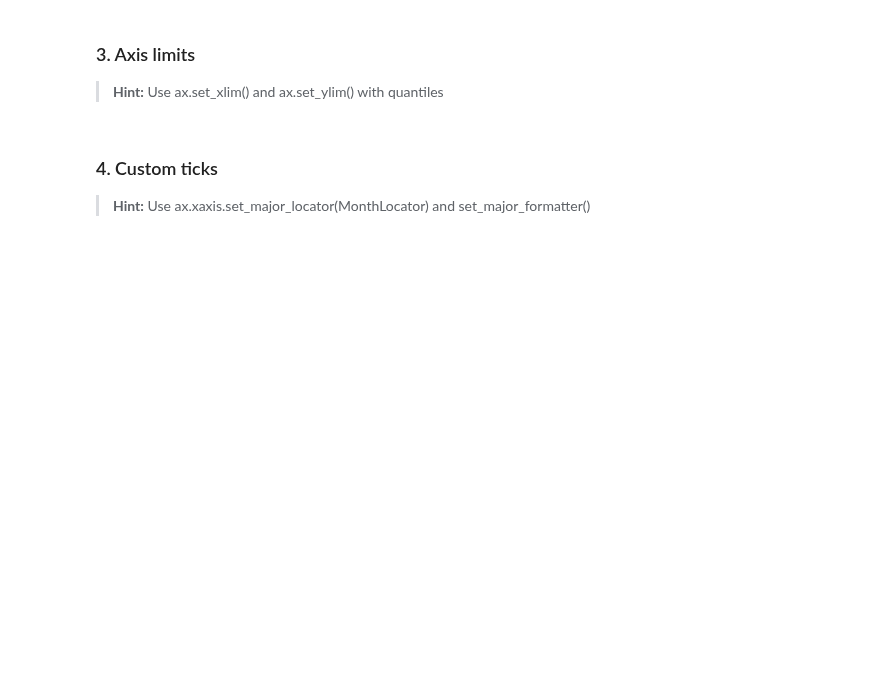
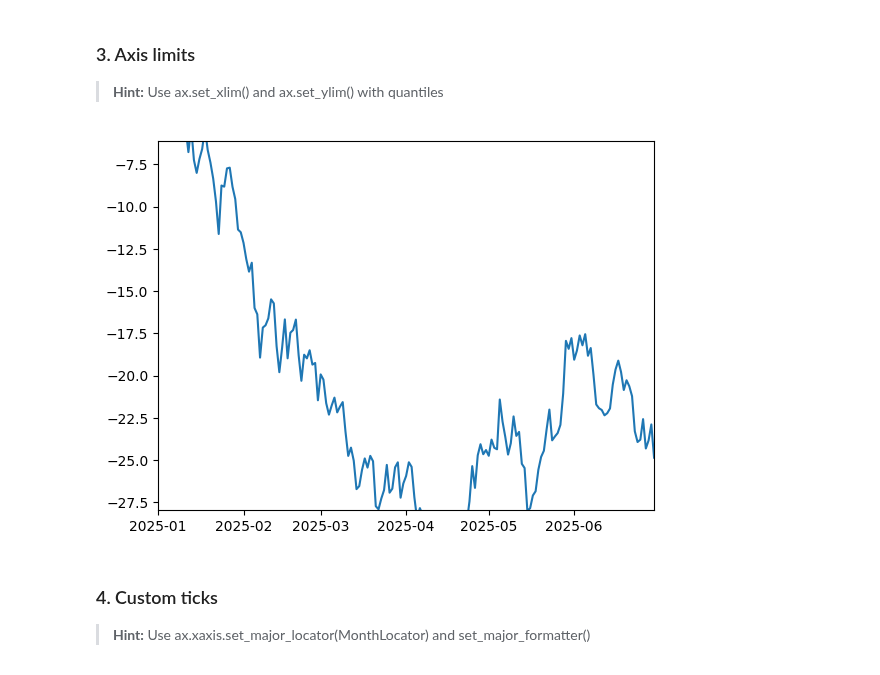
Before and after one commit to A-makarim/OOP, a Jupyter notebook: week 7/COMP0213-Pandas_matplotlib_exercises.ipynb, the cells around one changed output. Saved outputs shown, nothing was run; the diff lists cells and outputs as text; code cells hidden in the pictures; blank space fills up the shorter version.

```diff
--- a/week 7/COMP0213-Pandas_matplotlib_exercises.ipynb
+++ b/week 7/COMP0213-Pandas_matplotlib_exercises.ipynb
@@ -851,6 +875,15 @@ plt.show()
 # %%
 # TODO
 # First half of the year and y-limits at 5th/95th percentiles.
+
+fig, ax = plt.subplots()
+ax.plot(ts['date'], ts['y'])
+ax.set_xlim(ts['date'].min(), ts['date'].min().replace(month=6, day=30)
+)  # First half of the year
+ax.set_ylim(ts['y'].quantile(0.05), ts['y'].quantile(0.95))
+plt.show()
+# %% [output]
+[figure, added]
 # %% [markdown]
 ### 4. Custom ticks
 
```
Also changed, not shown: parts of 5 cells of this notebook.
